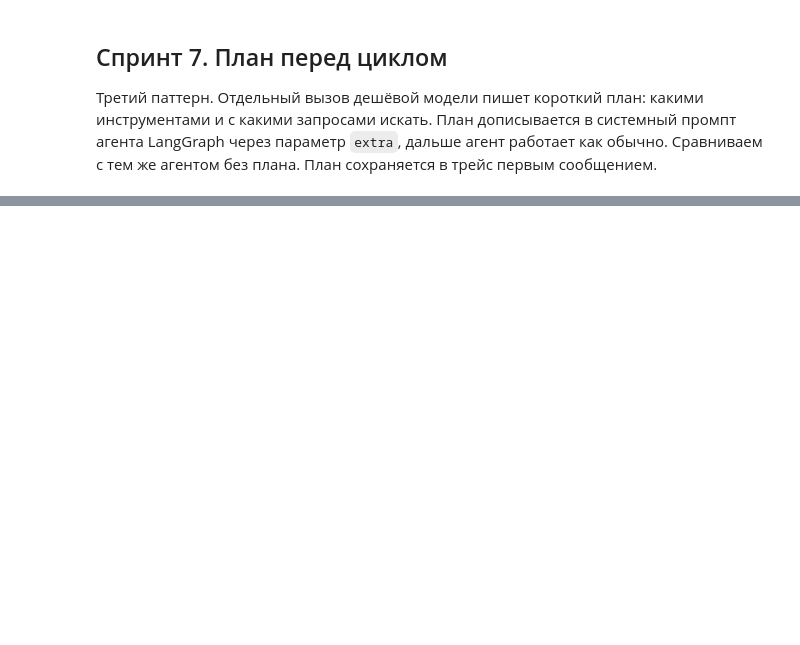
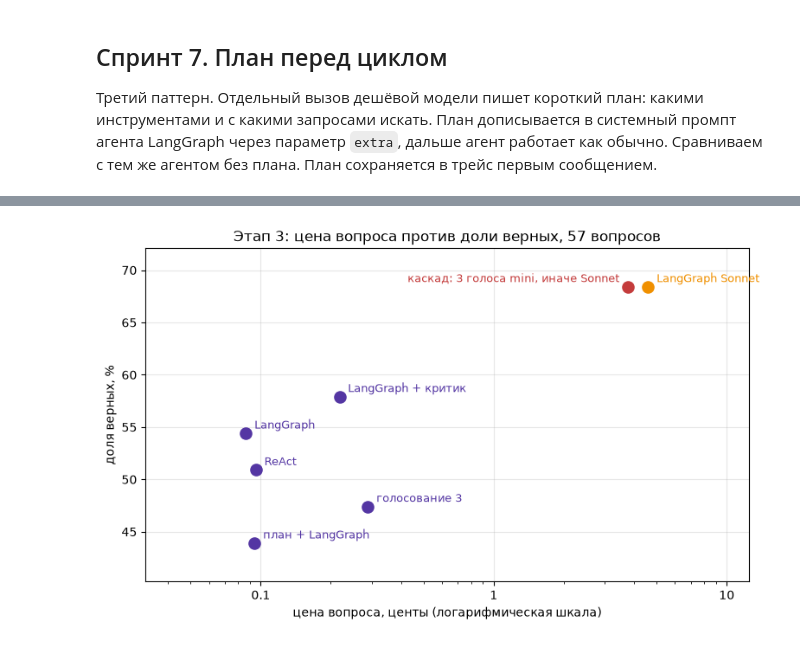
Before and after one commit to NorthMarshmallo/AI_Agent_events, a Jupyter notebook: notebooks/03_framework_patterns.ipynb, the cells around one changed output, grey strips where cells are left out. Cells and saved outputs as stored; diff of their text form; code cells hidden in the pictures; blank space fills up the shorter version.

Commit message:
feat: stage 3 vote agreement stats, grading validation and summary chart

```diff
--- a/notebooks/03_framework_patterns.ipynb
+++ b/notebooks/03_framework_patterns.ipynb
@@ -836,0 +874,18 @@ report([key(v) for v in ["s3-3-LangGraph + счётчик HTTP", "s3-8-план
+# %%
+REFUSAL = re.compile(r"нет (?:информации|данных|сведений)|отсутству|недоступн|неизвестн|не известн|не удалось|не найден|не установлен"
+                     r"|no (?:information|data)|unknown|not (?:available|found)|unable|wasn't able|could ?n[o']t|don't know", re.I)
+
+def to_check(variants, n=10, seed=0):
+    rows, refusals = [], {}
+    for variant, model in variants:
+        bad = wrong(variant, model, n=None)
+        full = {r["id"]: final_answer(r["answer"]) for r in RESULTS[key(variant, model)]}
+        refusal = bad["id"].map(lambda q: bool(REFUSAL.search(full[q])))         # отказ ищем в полном ответе, а не в обрезанном
+        refusals[variant] = f"{refusal.sum()} из {len(bad)}"
+        rows.append(bad[~refusal].sample(min(n, (~refusal).sum()), random_state=seed).assign(вариант=variant))   # случайные, но одни и те же при перезапуске
+    display(pd.Series(refusals, name="отказов среди неверных").to_frame())
+    return pd.concat(rows)[["вариант", "id", "эталон", "ответ"]].reset_index(drop=True)
+
+CHECK = to_check([("s3-1-ReAct + счётчик HTTP", CHEAP), ("s3-3-LangGraph + счётчик HTTP", CHEAP), ("s3-5-LangGraph + критик", CHEAP),
+                  ("s3-6-голосование 3", CHEAP), ("s3-7-LangGraph Sonnet", STRONG), ("s3-8-план + LangGraph", CHEAP)])
+CHECK
@@ -836,0 +960,24 @@ report([key(v) for v in ["s3-3-LangGraph + счётчик HTTP", "s3-8-план
+# %%
+FINAL = [key("s3-1-ReAct + счётчик HTTP"), key("s3-3-LangGraph + счётчик HTTP"), key("s3-5-LangGraph + критик"), key("s3-6-голосование 3"),
+         key("s3-8-план + LangGraph"), key("каскад: 3 голоса mini, иначе Sonnet", "mini + sonnet"), key("s3-7-LangGraph Sonnet", STRONG)]
+final = report(FINAL)
+ok = final["верно"].str.split("/").str[0].astype(int)
+base = final.iloc[1]                                            # LangGraph на дешёвой модели
+extra = ok - ok.iloc[1]
+final["центов за дополнительный верный"] = ((final["центов на вопрос"] - base["центов на вопрос"]) * len(tasks) / extra).where(extra > 0).round(2)
+
+fig, ax = plt.subplots(figsize=(9, 5))
+ax.set_xscale("log")
+for _, r in final.iterrows():
+    cascade = r["вариант"].startswith("каскад")
+    color = COLORS["red"] if cascade else COLORS["amber"] if "sonnet" in r["модель"] else COLORS["violet"]
+    ax.scatter(r["центов на вопрос"], r["доля"] * 100, s=90, color=color, zorder=3)
+    ax.annotate(re.sub(r"^s3-\d-| \+ счётчик HTTP", "", r["вариант"]), (r["центов на вопрос"], r["доля"] * 100),   # каскад подписан слева, чтобы не налезал на Sonnet
+                xytext=(-7, 4) if cascade else (7, 4), ha="right" if cascade else "left", textcoords="offset points", fontsize=9, color=color)
+ax.xaxis.set_major_formatter(plt.FuncFormatter(lambda x, _: f"{x:g}"))
+ax.margins(x=0.25, y=0.15)
+ax.set_xlabel("цена вопроса, центы (логарифмическая шкала)"); ax.set_ylabel("доля верных, %")
+ax.set_title("Этап 3: цена вопроса против доли верных, 57 вопросов"); ax.grid(alpha=0.3)
+fig.savefig(IMG / "money_quality.png", dpi=150, bbox_inches="tight")
+final
+# %% [output]
@@ -836,0 +992 @@ report([key(v) for v in ["s3-3-LangGraph + счётчик HTTP", "s3-8-план
+[figure, added]
```
Also changed, not shown: parts of 8 cells of this notebook, 1 other file.
